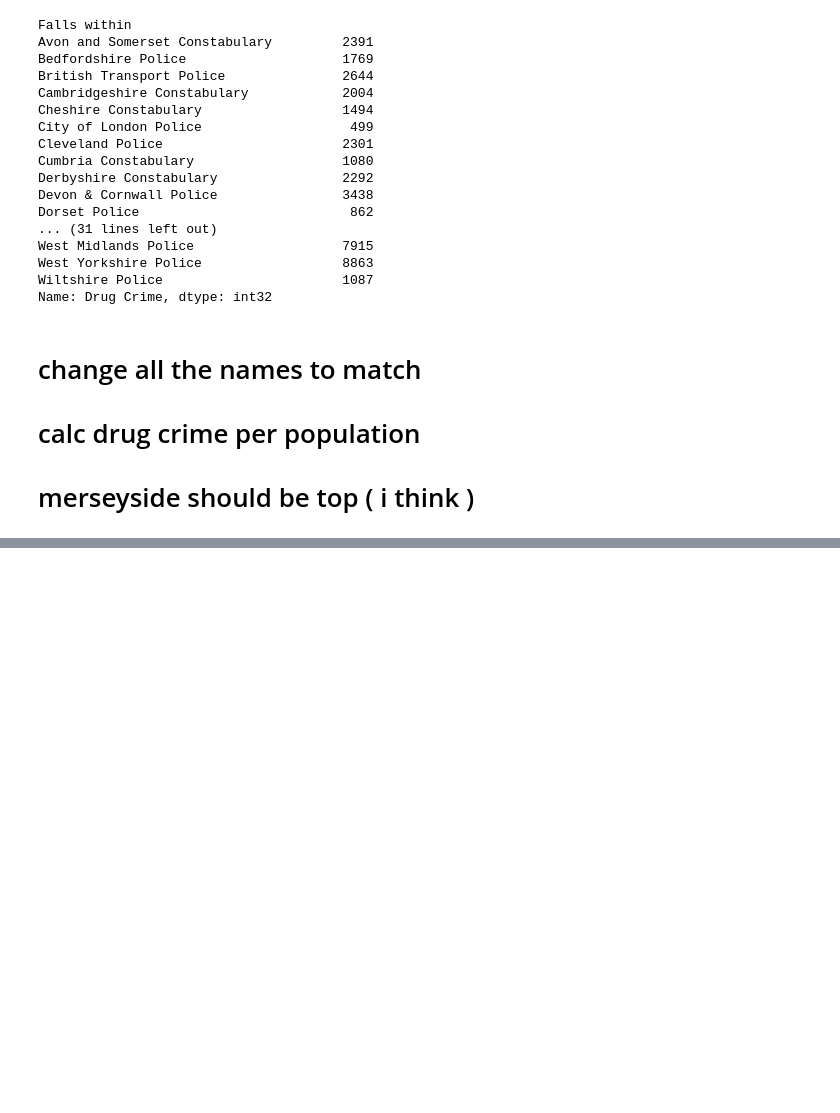
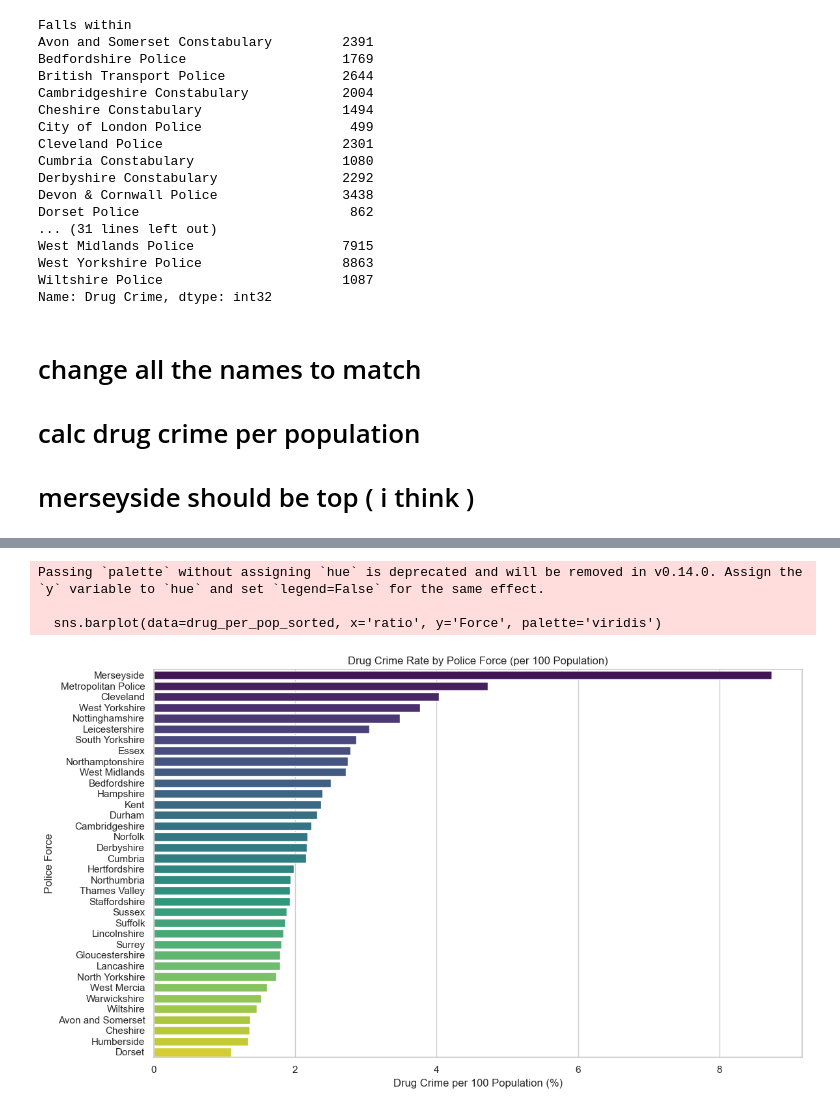
Before and after one commit to KofiBartonByfield/Dissertation, a Jupyter notebook: Code/Data Collection/pre_analysis.ipynb, the cells around one changed output, grey strips where cells are left out. Cells and saved outputs as stored; diff of their text form; code cells hidden in the pictures; blank space fills up the shorter version.

Commit message:
top ten graph

```diff
--- a/Code/Data Collection/pre_analysis.ipynb
+++ b/Code/Data Collection/pre_analysis.ipynb
@@ -1061,7 +1061,8 @@ county_pops
 | 37 | Gloucestershire | 646600 |
 | 38 | Wiltshire | 747100 |
 # %%
-crime_df.groupby('Falls within')['Drug Crime'].sum()
+drug_counts =  crime_df.groupby('Falls within')['Drug Crime'].sum()
+drug_counts
 # %% [output]
 Falls within
 Avon and Somerset Constabulary         2391
@@ -1086,0 +1151,4 @@ Name: Drug Crime, dtype: int32
+# %%
+drug_per_pop = pd.merge(county_pops, drug_counts_df, left_on='Area Name', right_on='Force', how='outer')
+
+drug_per_pop
@@ -1086,0 +1173,6 @@ Name: Drug Crime, dtype: int32
+# %%
+drug_per_pop = drug_per_pop.dropna()
+
+drug_per_pop = drug_per_pop[~drug_per_pop['Force'].isin(['Devon and Cornwall', 'Greater Manchester', 'City of London'])]
+
+drug_per_pop
@@ -1086,0 +1197,6 @@ Name: Drug Crime, dtype: int32
+# %%
+drug_per_pop['ratio'] = drug_per_pop['Drug Crime Count'] / drug_per_pop['Population figures\n (mid-2021) rounded to 100 [note 6]']*1000
+
+drug_per_pop = drug_per_pop[['Force', 'ratio']]
+
+drug_per_pop
@@ -1086,0 +1221,21 @@ Name: Drug Crime, dtype: int32
+# %%
+import matplotlib.pyplot as plt
+import seaborn as sns
+
+# Sort by ratio descending for a cleaner plot
+drug_per_pop_sorted = drug_per_pop.sort_values('ratio', ascending=False)
+
+plt.figure(figsize=(12, 7))
+sns.barplot(data=drug_per_pop_sorted, x='ratio', y='Force', palette='viridis')
+
+plt.xlabel('Drug Crime per 100 Population (%)')
+plt.ylabel('Police Force')
+plt.title('Drug Crime Rate by Police Force (per 100 Population)')
+
+plt.tight_layout()
+plt.show()
+# %% [output]
+Passing `palette` without assigning `hue` is deprecated and will be removed in v0.14.0. Assign the `y` variable to `hue` and set `legend=False` for the same effect.
+
+  sns.barplot(data=drug_per_pop_sorted, x='ratio', y='Force', palette='viridis')
+[figure, added]
```
Also changed, not shown: parts of 7 cells of this notebook, 1 other file.
